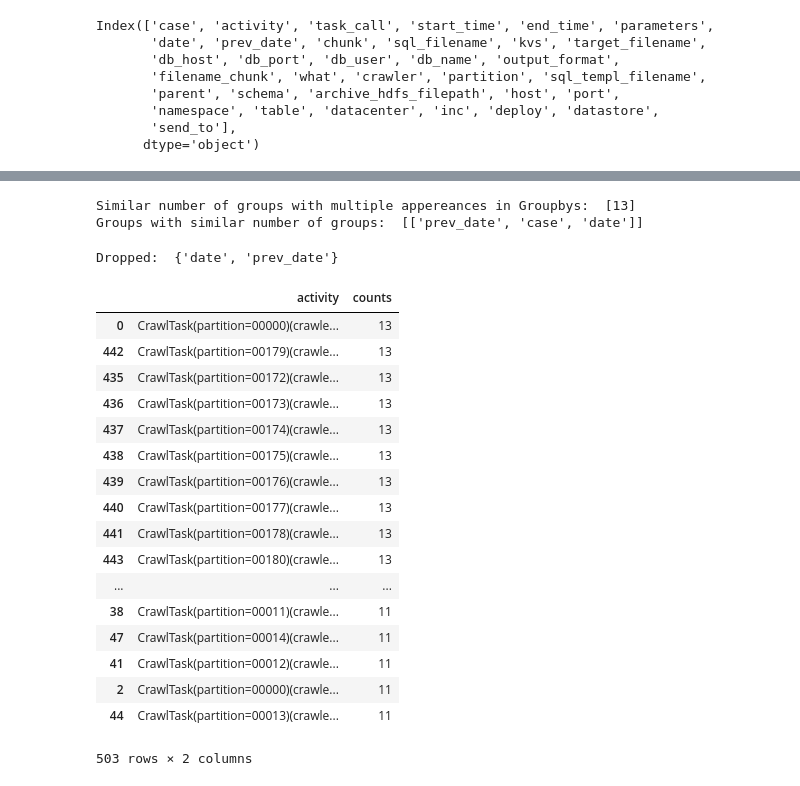
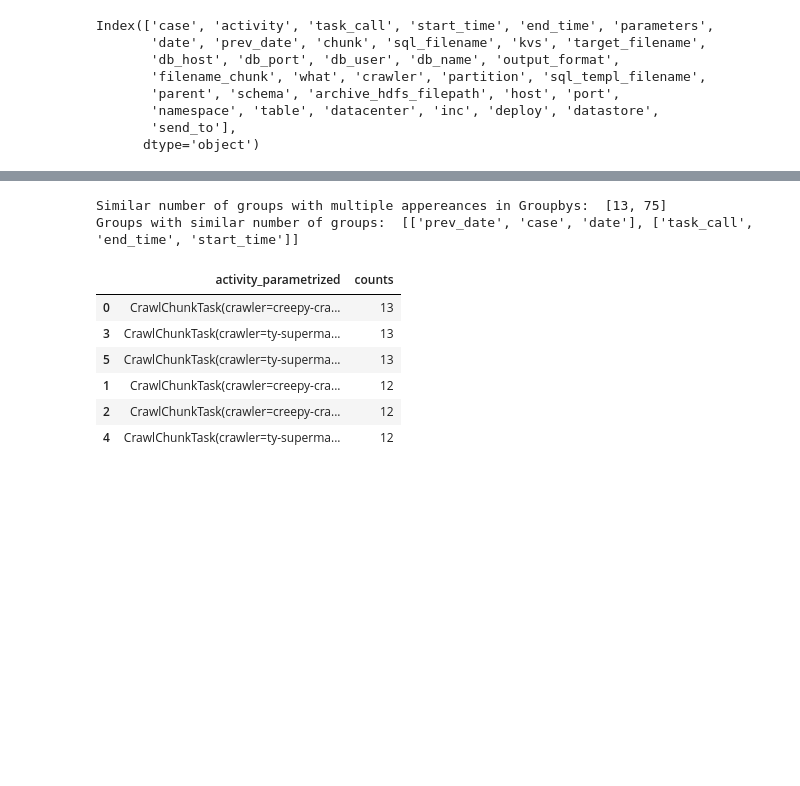
Before and after one commit to andreamalhera/perfSky, a Jupyter notebook: notebooks/logsToCatts.ipynb, the cells around one changed output, grey strips where cells are left out. Cells and saved outputs as stored; diff of their text form; code cells hidden in the pictures; blank space fills up the shorter version.

Commit message:
Get catt with parametrized activity name

```diff
--- a/notebooks/logsToCatts.ipynb
+++ b/notebooks/logsToCatts.ipynb
@@ -246,11 +235,12 @@ catts_daily.2019-09-01_09-29-01.csv
 # %%
 csv_list = []
 appended_df = pd.DataFrame()
-LUIGI_LOG_PATH='/usr/local/trustyou/home/andream/nfs/processmining/minilogs/table-precomp/logs/october/'
-#LUIGI_LOG_PATH = '/usr/local/trustyou/home/andream/nfs/processmining/minilogs/daily/logs/'
+#LUIGI_LOG_PATH='/usr/local/trustyou/home/andream/nfs/processmining/minilogs/table-precomp/logs/october/'
+LUIGI_LOG_PATH = '/usr/local/trustyou/home/andream/nfs/processmining/minilogs/daily/'
 #LUIGI_LOG_PATH = '/usr/local/trustyou/home/andream/nfs/processmining/minilogs/table-precomp/logs/tch/'
+
 for filename in os.listdir(LUIGI_LOG_PATH):
-    if filename.endswith('.csv') and filename.startswith('catts'):
+    if filename.endswith('-.csv') and filename.startswith('catts'):
         log_path = LUIGI_LOG_PATH+'/'+filename
         csv_list.append(filename)
         df = pd.read_csv(log_path, index_col=False)
@@ -397,4 +380,0 @@ len(expanded_params)
-# %%
-expanded_params = expanded_params.replace('None', np.nan)
-print(expanded_params.columns)
-#expanded_params.head()
@@ -410,5 +381,5 @@ Index(['case', 'activity', 'task_call', 'start_time', 'end_time', 'parameters',
 # %%
-activity_selection = expanded_params[expanded_params['activity']=='CrawlTask'].sort_values(by='case')
+activity_selection = expanded_params[expanded_params['activity']=='CrawlChunkTask'].sort_values(by='case')
 activity_selection.columns
 # %% [output]
 Index(['case', 'activity', 'task_call', 'start_time', 'end_time', 'parameters',
@@ -481,10 +451,12 @@ for group in similar_group_counts:
     drop_candidates.append(parameters)
 print('Groups with similar number of groups: ', drop_candidates)
 # %% [output]
-Similar number of groups with multiple appereances in Groupbys:  [13]
-Groups with similar number of groups:  [['prev_date', 'case', 'date']]
+Similar number of groups with multiple appereances in Groupbys:  [13, 75]
+Groups with similar number of groups:  [['prev_date', 'case', 'date'], ['task_call', 'end_time', 'start_time']]
 # %%
 def get_activity_new_name(old_name, column_key, column_value):
+    if column_key is None:
+        return old_name
     activity_name = str(old_name)+'('+str(column_key)
     if column_value is np.nan:
         activity_name = activity_name+'=None'
@@ -494,58 +466,55 @@ def get_activity_new_name(old_name, column_key, column_value):
     return activity_name
 
 def clean_insignificant_columns(df, drop_candidates):
+    BLACKLIST = []
+    WHITELIST = ['parameters', 'task_call']
     columns_to_drop = []
     verified_candidates = []
     number_of_cases = len(df.groupby(['case']))
     flag =0
     for group_candidates in drop_candidates:
-        for candidate in group_candidates:
+        for candidate in (set(group_candidates)-set(WHITELIST)):
             group_counts = df.groupby([candidate]).size().reset_index(name='counts').sort_values(by=['counts'])['counts'].tolist()
+            #print(group_counts)
             if 'date' in candidate:
                 verified_candidates.append(candidate)
             if len(group_counts)==1 or len(group_counts)==number_of_cases:
                 if (all(item == group_counts[0] for item in group_counts) and (group_counts[0]*len(group_counts))== len(df)):
-                    print(group_counts)
+                    #print(group_counts)
                     #or all(item == number_of_cases for item in group_counts)
                     verified_candidates.append(candidate)
             else:
                 flag = 1
                 break
         if flag:
             first_candidate_counts = df.groupby([group_candidates[0]]).size().reset_index(name='counts')['counts'].tolist()
             if (all(first_candidate_counts==df.groupby([item]).size().reset_index(name='counts')['counts'].tolist() for item in group_candidates)):
                 all(verified_candidates.append(item) for item in group_candidates[:-1])
             flag = 0
-    columns_to_drop = set(verified_candidates)-set(catt.columns)
+    columns_to_drop = set(verified_candidates)-set(catt.columns)-set(WHITELIST)
     df = df.drop(columns_to_drop, axis=1)
-    print('Dropped: ',columns_to_drop)
+    #print('Dropped: ',columns_to_drop, ' for activity: ', df['activity'].iloc[0])
 
-    for column in set(df.columns)-set(catt.columns)-set({'parameters', 'task_call'}):
-        df['activity'] = df.apply(lambda row: get_activity_new_name(row['activity'], column, row[column]), axis=1)
+    #if (set(df.columns)-set(catt.columns)-set({'parameters', 'task_call'})==set()):
+    df['activity_parametrized'] = df['activity']
+    retained_columns = set(df.columns)-set(catt.columns)-set(WHITELIST)
+    if not (retained_columns==set()):
+        for column in retained_columns-set({'activity_parametrized'}):
+            df['activity_parametrized'] = df.apply(lambda row: get_activity_new_name(row['activity_parametrized'], column, row[column]), axis=1)
+    #print(df['activity'].iloc[0], 'was added', retained_columns-set({'activity_parametrized'}))
     return df
 
 
 clean_dump = clean_insignificant_columns(activity_selection, drop_candidates)
-counts = clean_dump.groupby(['activity']).size().reset_index(name='counts').sort_values(by=['counts'], ascending=False)
+#print(clean_dump.head())
+counts = clean_dump.groupby(['activity_parametrized']).size().reset_index(name='counts').sort_values(by=['counts'], ascending=False)
 counts = counts.sort_values(by=['counts'], ascending = False)
 counts
 # %% [output]
-Dropped:  {'date', 'prev_date'}
-|  | activity | counts |
-| 0 | CrawlTask(partition=00000)(crawle... | 13 |
-| 442 | CrawlTask(partition=00179)(crawle... | 13 |
-| 435 | CrawlTask(partition=00172)(crawle... | 13 |
-| 436 | CrawlTask(partition=00173)(crawle... | 13 |
-| 437 | CrawlTask(partition=00174)(crawle... | 13 |
-| 438 | CrawlTask(partition=00175)(crawle... | 13 |
-| 439 | CrawlTask(partition=00176)(crawle... | 13 |
-| 440 | CrawlTask(partition=00177)(crawle... | 13 |
-| 441 | CrawlTask(partition=00178)(crawle... | 13 |
-| 443 | CrawlTask(partition=00180)(crawle... | 13 |
-| ... | ... | ... |
-| 38 | CrawlTask(partition=00011)(crawle... | 11 |
-| 47 | CrawlTask(partition=00014)(crawle... | 11 |
-| 41 | CrawlTask(partition=00012)(crawle... | 11 |
-| 2 | CrawlTask(partition=00000)(crawle... | 11 |
-| 44 | CrawlTask(partition=00013)(crawle... | 11 |
+|  | activity_parametrized | counts |
+| 0 | CrawlChunkTask(crawler=creepy-cra... | 13 |
+| 3 | CrawlChunkTask(crawler=ty-superma... | 13 |
+| 5 | CrawlChunkTask(crawler=ty-superma... | 13 |
+| 1 | CrawlChunkTask(crawler=creepy-cra... | 12 |
+| 2 | CrawlChunkTask(crawler=creepy-cra... | 12 |
+| 4 | CrawlChunkTask(crawler=ty-superma... | 12 |
-503 rows × 2 columns
```
Also changed, not shown: parts of 21 cells of this notebook.
